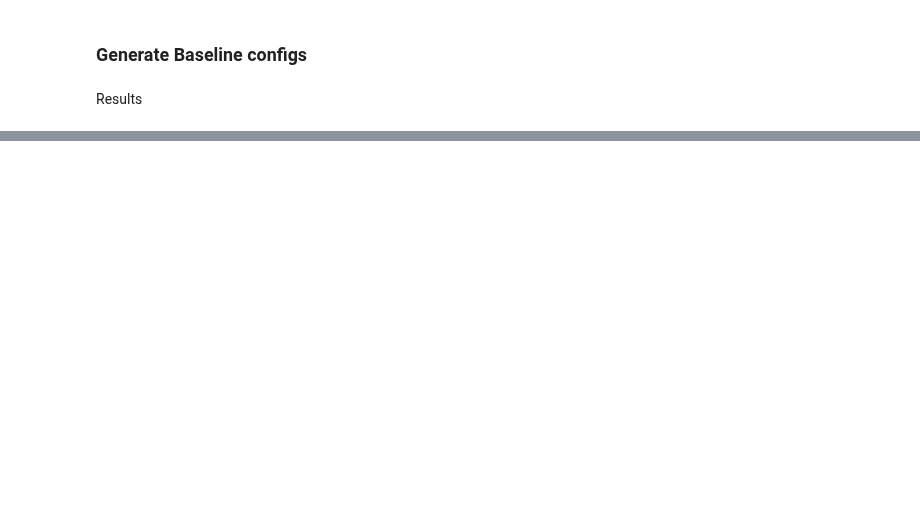
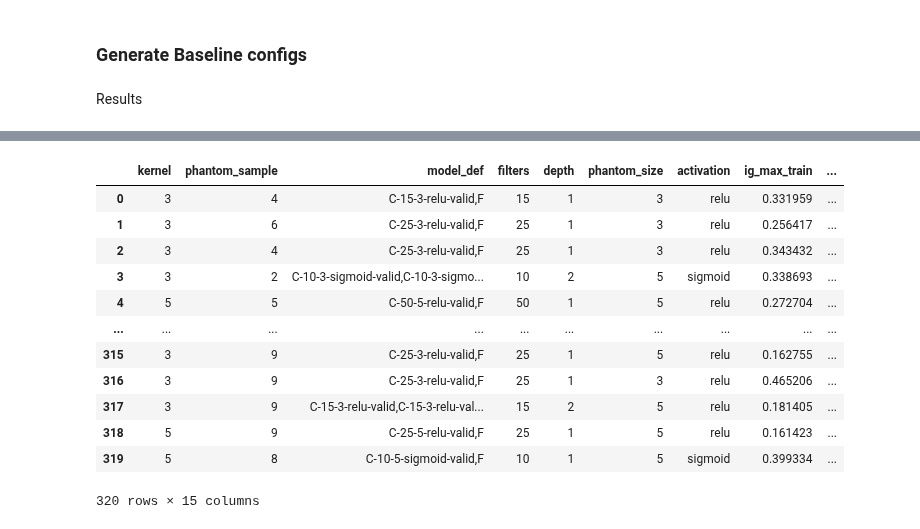
Before and after one commit to gimlidc/igre, a Jupyter notebook: notebooks/tk-cnn-experiments.ipynb, the cells around one changed output, grey strips where cells are left out. Saved outputs shown, nothing was run; the diff lists cells and outputs as text; code cells hidden in the pictures; blank space fills up the shorter version.

```diff
--- a/notebooks/tk-cnn-experiments.ipynb
+++ b/notebooks/tk-cnn-experiments.ipynb
@@ -109,0 +151,16 @@ df[['model_def', 'phantom_size', 'Information Gain valid', 'Information Gain val
+# %%
+df.groupby
+# %% [output]
+|  | kernel | phantom_sample | model_def | filters | depth | phantom_size | activation | ig_max_train | ... |
+| 0 | 3 | 4 | C-15-3-relu-valid,F | 15 | 1 | 3 | relu | 0.331959 | ... |
+| 1 | 3 | 6 | C-25-3-relu-valid,F | 25 | 1 | 3 | relu | 0.256417 | ... |
+| 2 | 3 | 4 | C-25-3-relu-valid,F | 25 | 1 | 3 | relu | 0.343432 | ... |
+| 3 | 3 | 2 | C-10-3-sigmoid-valid,C-10-3-sigmo... | 10 | 2 | 5 | sigmoid | 0.338693 | ... |
+| 4 | 5 | 5 | C-50-5-relu-valid,F | 50 | 1 | 5 | relu | 0.272704 | ... |
+| ... | ... | ... | ... | ... | ... | ... | ... | ... | ... |
+| 315 | 3 | 9 | C-25-3-relu-valid,F | 25 | 1 | 5 | relu | 0.162755 | ... |
+| 316 | 3 | 9 | C-25-3-relu-valid,F | 25 | 1 | 3 | relu | 0.465206 | ... |
+| 317 | 3 | 9 | C-15-3-relu-valid,C-15-3-relu-val... | 15 | 2 | 5 | relu | 0.181405 | ... |
+| 318 | 5 | 9 | C-25-5-relu-valid,F | 25 | 1 | 5 | relu | 0.161423 | ... |
+| 319 | 5 | 8 | C-10-5-sigmoid-valid,F | 10 | 1 | 5 | sigmoid | 0.399334 | ... |
+320 rows × 15 columns
```
Also changed, not shown: parts of 11 cells of this notebook.
